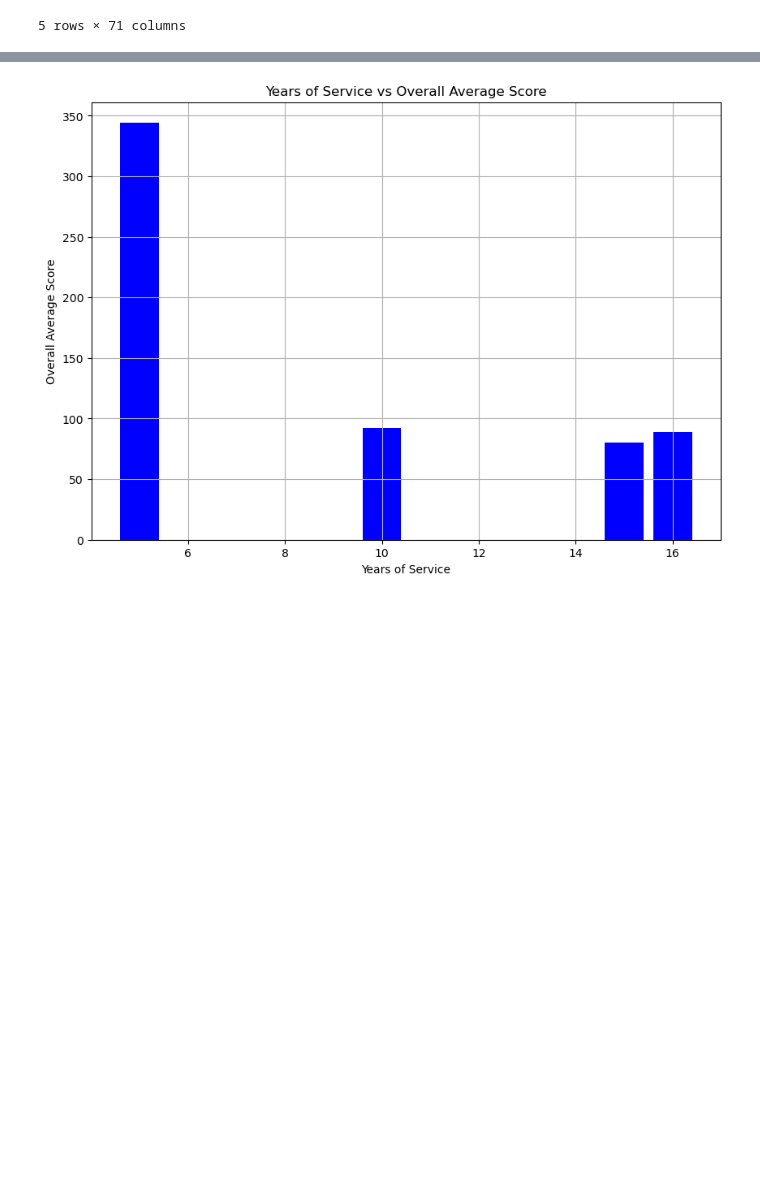
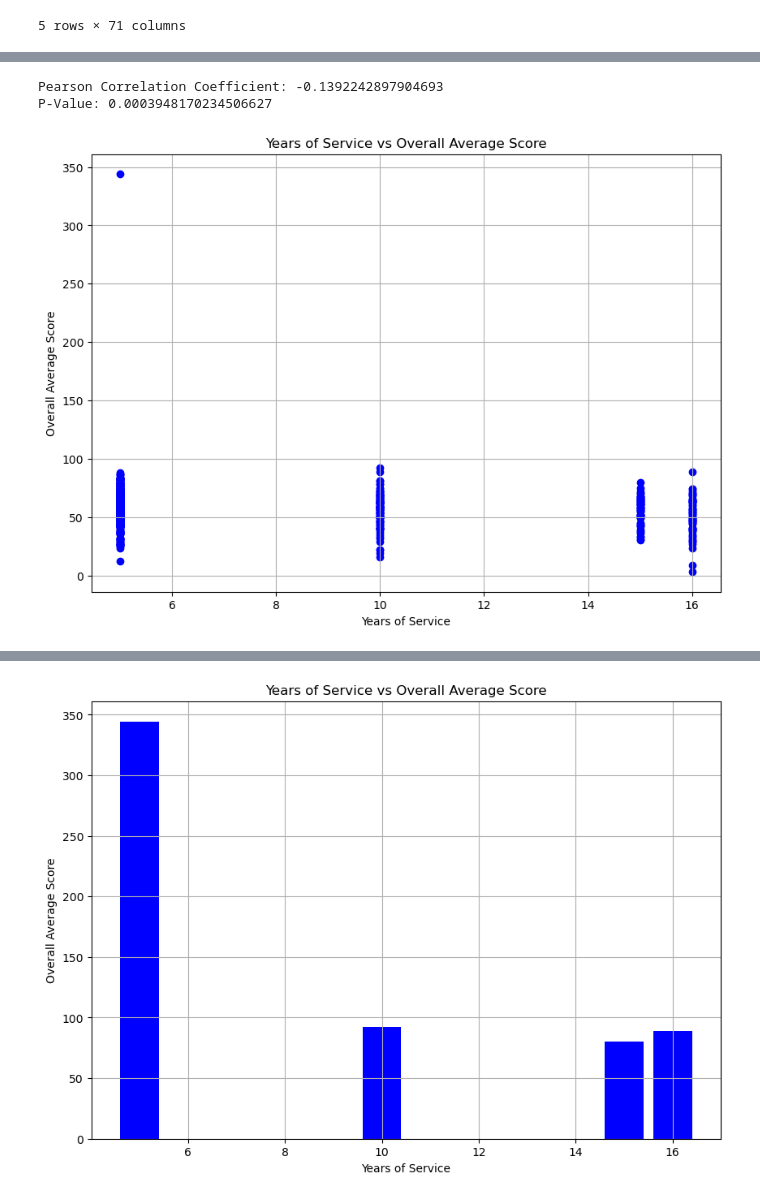
Before and after one commit to aidentariku/Happy-Healthcare-Workers-Coalition, a Jupyter notebook: healthcare.ipynb, the cells around one changed output, grey strips where cells are left out. Drawn from its saved outputs; the diff is of its cells as text; code cells hidden in the pictures; blank space fills up the shorter version.

```diff
--- a/healthcare.ipynb
+++ b/healthcare.ipynb
@@ -4,13 +8,15 @@ import pandas as pd
 import scipy.stats as st
 import numpy as np
 
+%matplotlib inline
+
 #import study file:
 
-burn_out_csv_path = "./Burn Out Questionnaire cleaned.csv"
+burn_out_csv_path = "./Burn-Out-Questionnaire-cleaned-5.csv"
 
-burn_out_df = pd.read_csv(burn_out_csv_path)
+burnout_df = pd.read_csv(burn_out_csv_path)
 
-burn_out_df.head()
+burnout_df.head()
 # %% [output]
 |  | Date | Age | Gender | Comorbidities? | Vaccination | Designation | How many hours of work per week i... | ... |
 | 0 | 6/14/2021 | 30 | Female | None | both doses | Nurse | 48 | ... |
@@ -25,0 +30,29 @@ burn_out_df.head()
+# %%
+import scipy.stats as stats
+import matplotlib.pyplot as plt
+
+# Sample data
+categories = burnout_df["Years of service?"]
+values = burnout_df["Overall Average"]
+
+# Calculate Pearson correlation coefficient and p-value
+corr_coefficient, p_value = stats.pearsonr(categories, values)
+
+# Create a scatter plot
+plt.figure(figsize=(10, 7))
+plt.scatter(categories, values, color="blue")
+plt.title("Years of Service vs Overall Average Score")
+plt.xlabel("Years of Service")
+plt.ylabel("Overall Average Score")
+plt.grid(True)
+
+# Print the correlation coefficient and p-value
+print(f"Pearson Correlation Coefficient: {corr_coefficient}")
+print(f"P-Value: {p_value}")
+
+# Show the plot
+plt.show()
+# %% [output]
+Pearson Correlation Coefficient: -0.1392242897904693
+P-Value: 0.0003948170234506627
+[figure, added]
```
Also changed, not shown: parts of 7 cells of this notebook.
